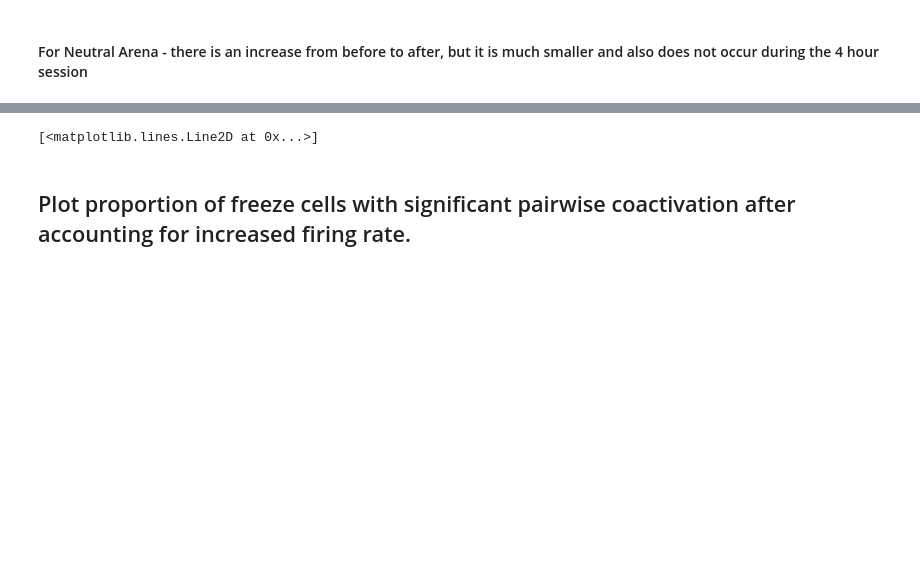
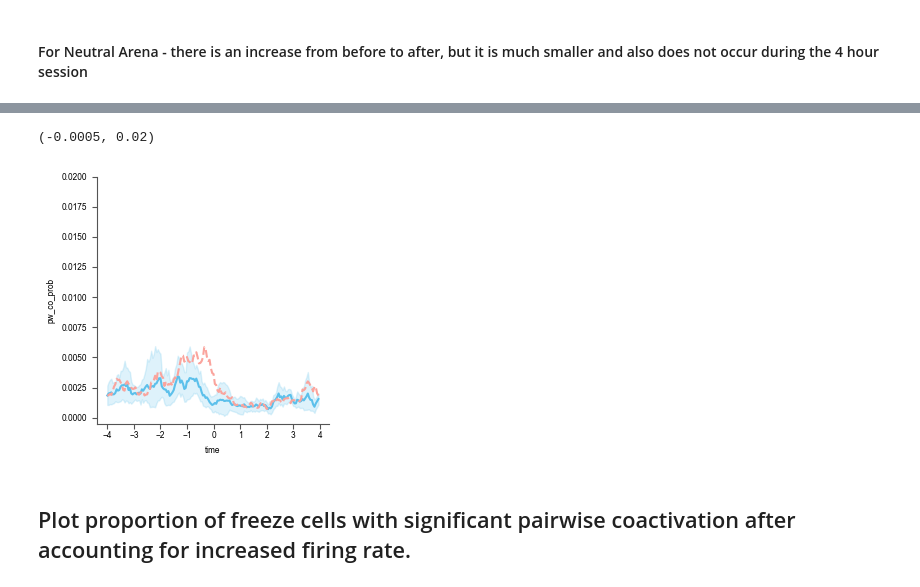
Before and after one commit to nkinsky/Eraser, a Jupyter notebook: Notebooks/Figure3.ipynb, the cells around one changed output, grey strips where cells are left out. Cells and saved outputs as stored; diff of their text form; code cells hidden in the pictures; blank space fills up the shorter version.

```diff
--- a/Notebooks/Figure3.ipynb
+++ b/Notebooks/Figure3.ipynb
@@ -1202,10 +1244,14 @@ astat.text(0.1, 0.05, str(pw_reg), fontdict={'fontsize': 2})
 ## Pairwise covariance plots
 # %%
 # Calculate pairwise activity and sort into before/during (4 hour)/after
-coact_df_freeze4 = cova.gen_pw_coact('freeze_onset', buffer_sec=buffer_sec_use, buffer_sec_filt=buffer_sec_use,
-                                     cell_filt='freeze_cells')
-coact_df_freeze4 = add_memory_designations(coact_df_freeze4, key_use='day',
-                                           before=[-2, -1], during=[4], after=[1, 2])
+try:
+    coact_df_freeze4 = load_df("coact_df_freeze", save_dir=group_data_dir)
+    print("Previously saved data loaded")
+except FileNotFoundError:
+    coact_df_freeze4 = cova.gen_pw_coact('freeze_onset', buffer_sec=buffer_sec_use, buffer_sec_filt=buffer_sec_use,
+                                         cell_filt='freeze_cells')
+    coact_df_freeze4 = add_memory_designations(coact_df_freeze4, key_use='day',
+                                               before=[-2, -1], during=[4], after=[1, 2])
 
 # Now sort into groups
 ctrl_df = coact_df_freeze4[(coact_df_freeze4['group'] == 'Learners') |
@@ -1408,19 +1477,20 @@ for p_lrn_use, p_nlrn_use, p_ani_use, yadj, color_use in zip([p_lrn_b4, p_lrn_ba
-# %%
-p_bw_arenas_after = []
-for time_pt in np.unique(lrn_df_open.time):
-    lrn_pts_open = lrn_df_open[lrn_df_open['time'] == time_pt]
-    lrn_pts = lrn_df[lrn_df['time'] == time_pt]
-    stat_ba_lrn_bw = pg.mwu(lrn_pts_open[lrn_pts_open['Designation'] == 'After']['pw_co_prob'],
-                         lrn_pts[lrn_pts['Designation'] == 'After']['pw_co_prob'],
-                         alternative="less")
-    p_bw_arenas_after.append(stat_ba_lrn_bw['p-val'].iloc[0])
-
-sig_bool_bw = np.array(p_bw_arenas_after) < alpha
-yadj=0.9
-ax_pw_cov_lrn.plot(np.unique(lrn_df.time)[sig_bool_bw], np.ones(sig_bool_bw.sum())*yadj*ylims_use[1],
-                        markertype, color='g', markersize=markersize, markeredgewidth=edgewidth)
-# %% [output]
-[<matplotlib.lines.Line2D at 0x...>]
+# %%
+# Plot Learners in Neutral Arena with Shock arena After overlaid for reference
+# Shows that pairwise coactivation is much larger and more sustained in shock arena compared to neutral arena
+_, ax = plt.subplots(figsize=(3, 3))
+lrn_df_open = coact_df_freeze4open[(coact_df_freeze4open['group'] == 'Learners')]
+lrn_df_open.loc[:, 'day'] = lrn_df_open['day'].astype(str)  # hack to make hue_order work
+
+lrn_df = coact_df_freeze4[(coact_df_freeze4['group'] == 'Learners')]
+lrn_df.loc[:, 'day'] = lrn_df['day'].astype(str)  # hack to make hue_order work
+sns.lineplot(data=lrn_df_open[lrn_df_open.Designation == "After"], x='time', y='pw_co_prob',
+             ax=ax, palette=sns.cubehelix_palette(n_colors=3))
+sns.lineplot(data=lrn_df[lrn_df.Designation == "After"], x='time', y='pw_co_prob',
+             ax=ax, errorbar=None, linestyle='--')
+ax.set_ylim((-0.0005, 0.02))
+# %% [output]
+(-0.0005, 0.02)
+[figure, added]
 # %% [markdown]
 ## Plot proportion of freeze cells with significant pairwise coactivation after accounting for increased firing rate.
 # %%
```
Also changed, not shown: parts of 45 cells of this notebook.
